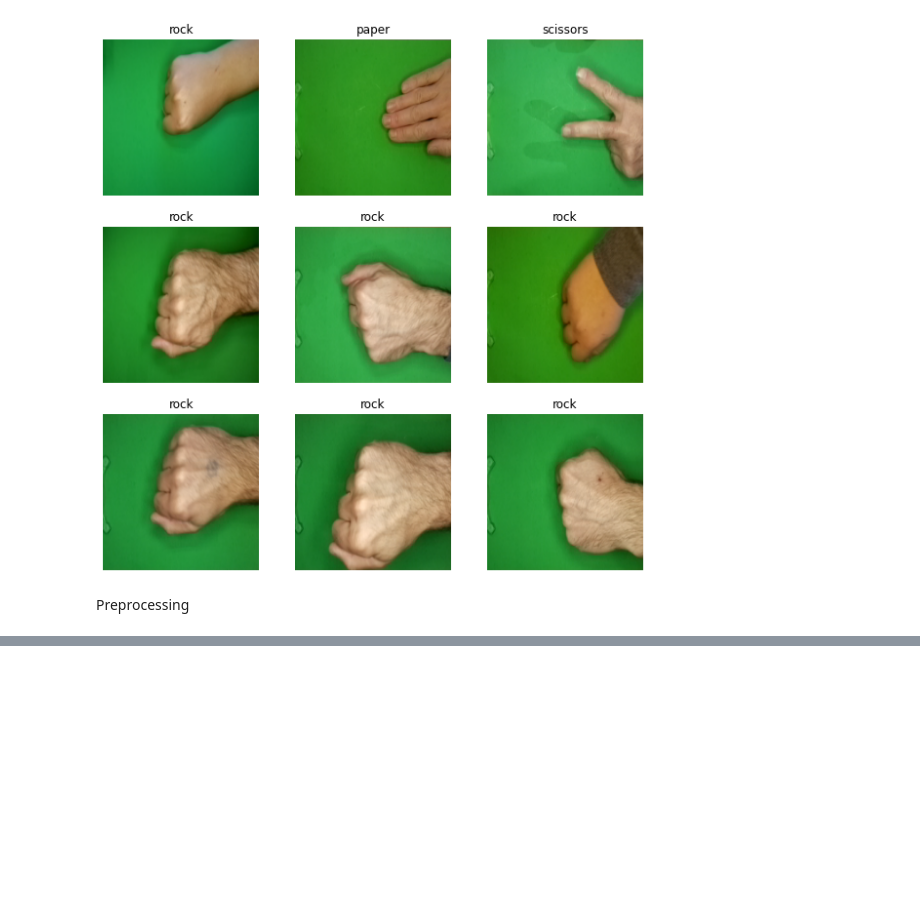
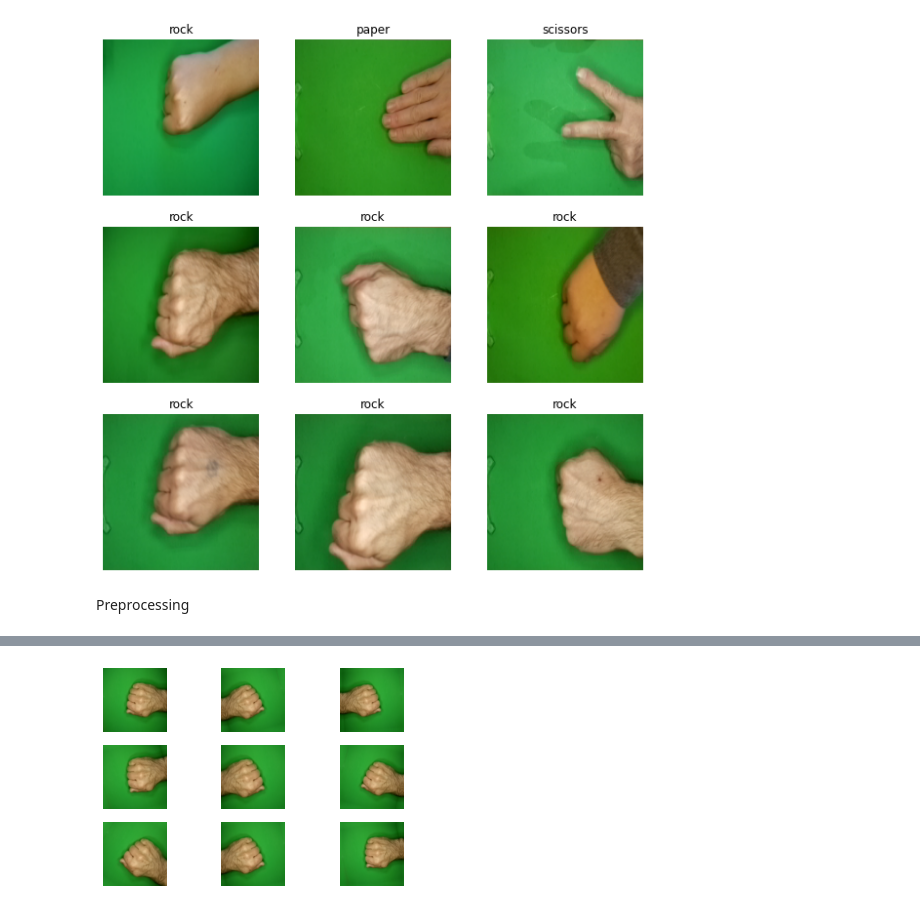
Before and after one commit to akhfzl/Image-Recognition-Concepts, a Jupyter notebook: example.ipynb, the cells around one changed output, grey strips where cells are left out. Drawn from its saved outputs; the diff is of its cells as text; code cells hidden in the pictures; blank space fills up the shorter version.

```diff
--- a/example.ipynb
+++ b/example.ipynb
@@ -141,0 +265,18 @@ print(np.min(firstly_img), np.max(firstly_img))
+# %%
+augmented_secton = Sequential(
+    [
+        layers.RandomFlip('horizontal', input_shape=(img_height, img_width, 3)),
+        layers.RandomRotation(0.1),
+        layers.RandomZoom(0.1)
+    ]
+)
+# %%
+for image, labels in train_dir.take(1):
+    for i in range(9):
+        augmented = augmented_secton(image)
+        # print(augmented[0])
+        plt.subplot(3, 3, i+1)
+        plt.imshow(augmented[6].numpy().astype('uint8')) #bisa index 1, 0, dan 2 sesuai class code
+        plt.axis('off')
+# %% [output]
+[figure, added]
```
Also changed, not shown: parts of 28 cells of this notebook, 9 other files.
